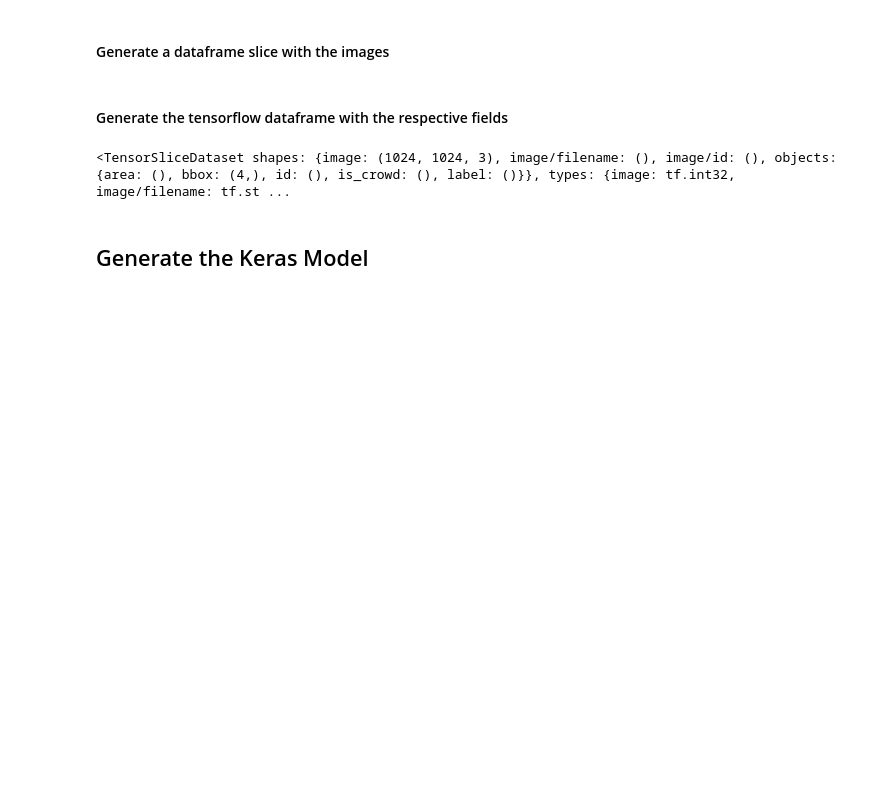
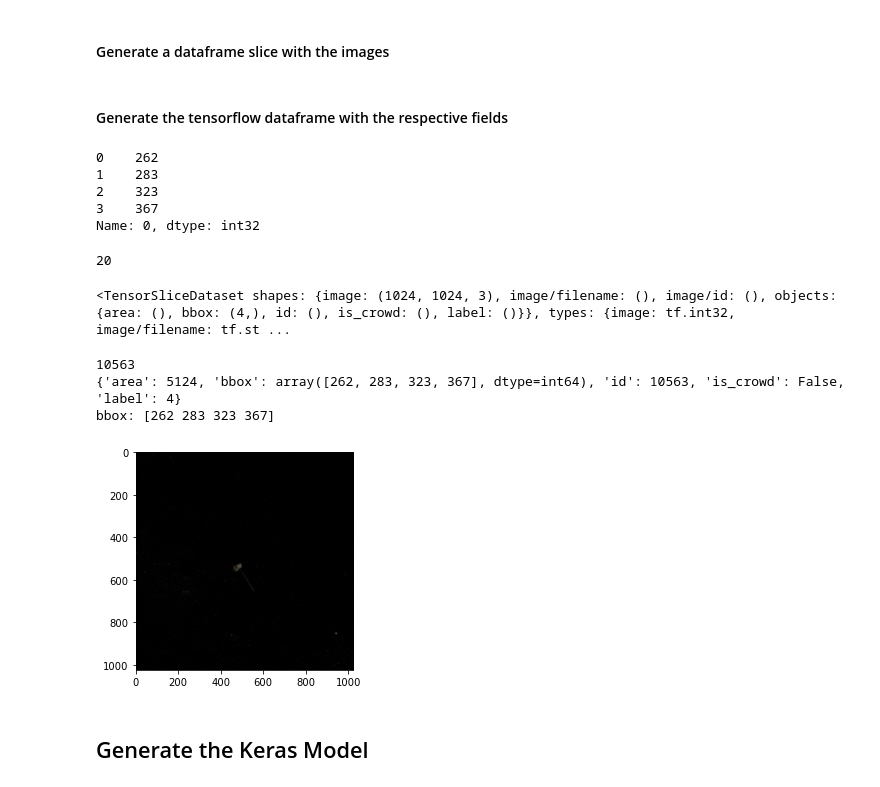
Before and after one commit to Dave-van-der-Meer/cvia_semester_project, a Jupyter notebook: image_detection_model.ipynb, the cells around one changed output. Saved outputs shown, nothing was run; the diff lists cells and outputs as text; code cells hidden in the pictures; blank space fills up the shorter version.

```diff
--- a/image_detection_model.ipynb
+++ b/image_detection_model.ipynb
@@ -266,9 +289,18 @@ def generate_images_frame(dataframe, root_dir):
 dataset_images = generate_images_frame(label_dataframe, root_dir)
 # %% [markdown]
 #### Generate the tensorflow dataframe with the respective fields
+# %%
+bbox_dataframe.iloc[:, 0]
+# %% [output]
+0    262
+1    283
+2    323
+3    367
+Name: 0, dtype: int32
 # %%
 dataset_areas = []
-areas = (bbox_dataframe['xmax'] - bbox_dataframe['xmin']) * (bbox_dataframe['ymax'] - bbox_dataframe['ymin'])
+# areas = (bbox_dataframe['xmax'] - bbox_dataframe['xmin']) * (bbox_dataframe['ymax'] - bbox_dataframe['ymin'])
+areas = (bbox_dataframe.iloc[2,:] - bbox_dataframe.iloc[0,:]) * (bbox_dataframe.iloc[3,:] - bbox_dataframe.iloc[1,:])
 is_crowds = []
 for i in range(len(label_dataframe)):
     is_crowds.append(False)
@@ -282,7 +314,7 @@ for i in range(len(label_dataframe)):
 remapped_labels = np.int64(remapped_labels)
 
 dataset_objects = {'area': areas,
-                   'bbox': bbox_dataframe,
+                   'bbox': np.transpose(bbox_dataframe),
                    'id': label_dataframe['id'],
                    'is_crowd': is_crowds,
                    'label': remapped_labels,
@@ -292,12 +324,27 @@ tf_input_data = {'image': dataset_images,
                  'image/id': label_dataframe['id'],
                  'objects': dataset_objects
                  }
+# %%
+len(np.transpose(bbox_dataframe))
+# %% [output]
+20
 # %%
 tf_dataset = tf.data.Dataset.from_tensor_slices(tf_input_data)
 # %%
 print(tf_dataset)
 # %% [output]
 <TensorSliceDataset shapes: {image: (1024, 1024, 3), image/filename: (), image/id: (), objects: {area: (), bbox: (4,), id: (), is_crowd: (), label: ()}}, types: {image: tf.int32, image/filename: tf.st ...
+# %%
+for element in tf_dataset.take(1).as_numpy_iterator():
+    print(element['image/id'])
+    print(element['objects'])
+    print(f"bbox: {element['objects']['bbox']}")
+    plt.imshow(element['image'])
+# %% [output]
+10563
+{'area': 5124, 'bbox': array([262, 283, 323, 367], dtype=int64), 'id': 10563, 'is_crowd': False, 'label': 4}
+bbox: [262 283 323 367]
+[figure, added]
 # %%
 # def compute_iou(boxes1, boxes2):
 #     """Computes pairwise IOU matrix for given two sets of boxes
```
Also changed, not shown: parts of 6 cells of this notebook.
